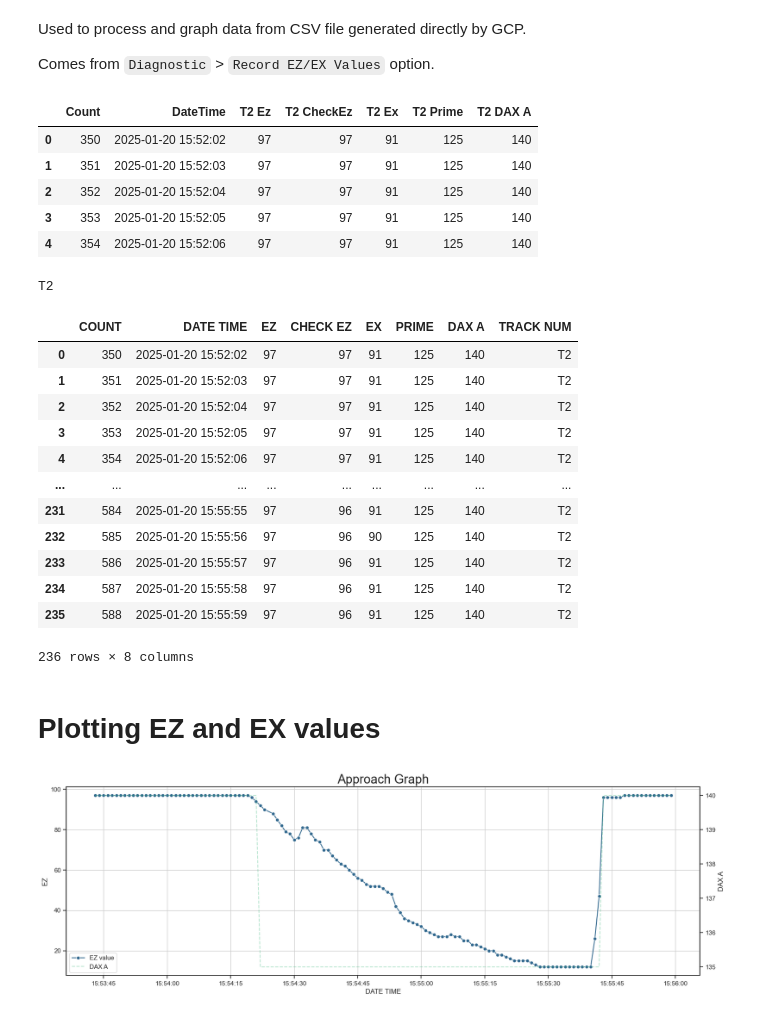
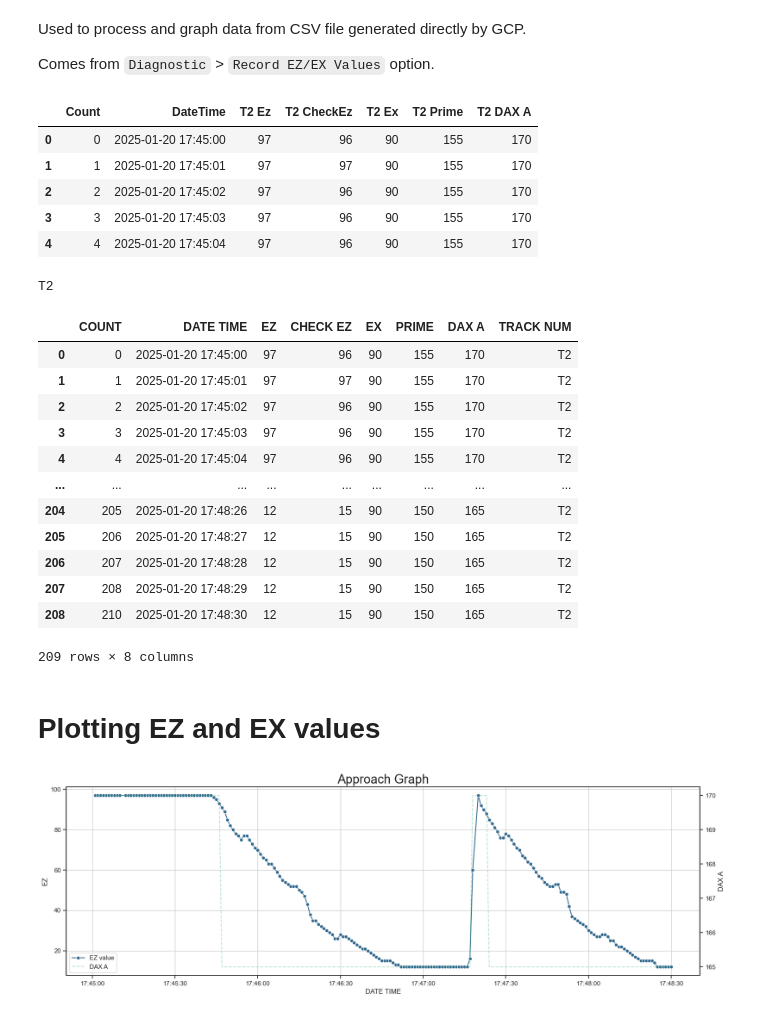
Before and after one commit to David-L-Roberts/GCP_Log_Parser, a Jupyter notebook: test_003.ipynb, the cells around one changed output. Cells and saved outputs as stored; diff of their text form; code cells hidden in the pictures.

```diff
--- a/test_003.ipynb
+++ b/test_003.ipynb
@@ -10,18 +10,18 @@ import pandas as pd
 import matplotlib.pyplot as plt
 import seaborn as sns
 # %%
-file_path_read = r'Output\EZEX-047244A-2025JAN20-15-45.CSV'
+file_path_read = r'Output\EZEX-047244A-2025JAN20-17-44.CSV'
 
 df = pd.read_csv(filepath_or_buffer=file_path_read)
 df["DateTime"] = pd.to_datetime(df["DateTime"])
 df.head()
 # %% [output]
 |  | Count | DateTime | T2 Ez | T2 CheckEz | T2 Ex | T2 Prime | T2 DAX A |
-| 0 | 350 | 2025-01-20 15:52:02 | 97 | 97 | 91 | 125 | 140 |
-| 1 | 351 | 2025-01-20 15:52:03 | 97 | 97 | 91 | 125 | 140 |
-| 2 | 352 | 2025-01-20 15:52:04 | 97 | 97 | 91 | 125 | 140 |
-| 3 | 353 | 2025-01-20 15:52:05 | 97 | 97 | 91 | 125 | 140 |
-| 4 | 354 | 2025-01-20 15:52:06 | 97 | 97 | 91 | 125 | 140 |
+| 0 | 0 | 2025-01-20 17:45:00 | 97 | 96 | 90 | 155 | 170 |
+| 1 | 1 | 2025-01-20 17:45:01 | 97 | 97 | 90 | 155 | 170 |
+| 2 | 2 | 2025-01-20 17:45:02 | 97 | 96 | 90 | 155 | 170 |
+| 3 | 3 | 2025-01-20 17:45:03 | 97 | 96 | 90 | 155 | 170 |
+| 4 | 4 | 2025-01-20 17:45:04 | 97 | 96 | 90 | 155 | 170 |
 # %%
 df_data = df.copy()
 trackNum = df_data.columns[2].split(" ")[0]
@@ -43,18 +43,18 @@ df_data
 # %% [output]
 T2
 |  | COUNT | DATE TIME | EZ | CHECK EZ | EX | PRIME | DAX A | TRACK NUM |
-| 0 | 350 | 2025-01-20 15:52:02 | 97 | 97 | 91 | 125 | 140 | T2 |
-| 1 | 351 | 2025-01-20 15:52:03 | 97 | 97 | 91 | 125 | 140 | T2 |
-| 2 | 352 | 2025-01-20 15:52:04 | 97 | 97 | 91 | 125 | 140 | T2 |
-| 3 | 353 | 2025-01-20 15:52:05 | 97 | 97 | 91 | 125 | 140 | T2 |
-| 4 | 354 | 2025-01-20 15:52:06 | 97 | 97 | 91 | 125 | 140 | T2 |
+| 0 | 0 | 2025-01-20 17:45:00 | 97 | 96 | 90 | 155 | 170 | T2 |
+| 1 | 1 | 2025-01-20 17:45:01 | 97 | 97 | 90 | 155 | 170 | T2 |
+| 2 | 2 | 2025-01-20 17:45:02 | 97 | 96 | 90 | 155 | 170 | T2 |
+| 3 | 3 | 2025-01-20 17:45:03 | 97 | 96 | 90 | 155 | 170 | T2 |
+| 4 | 4 | 2025-01-20 17:45:04 | 97 | 96 | 90 | 155 | 170 | T2 |
 | ... | ... | ... | ... | ... | ... | ... | ... | ... |
-| 231 | 584 | 2025-01-20 15:55:55 | 97 | 96 | 91 | 125 | 140 | T2 |
-| 232 | 585 | 2025-01-20 15:55:56 | 97 | 96 | 90 | 125 | 140 | T2 |
-| 233 | 586 | 2025-01-20 15:55:57 | 97 | 96 | 91 | 125 | 140 | T2 |
-| 234 | 587 | 2025-01-20 15:55:58 | 97 | 96 | 91 | 125 | 140 | T2 |
-| 235 | 588 | 2025-01-20 15:55:59 | 97 | 96 | 91 | 125 | 140 | T2 |
+| 204 | 205 | 2025-01-20 17:48:26 | 12 | 15 | 90 | 150 | 165 | T2 |
+| 205 | 206 | 2025-01-20 17:48:27 | 12 | 15 | 90 | 150 | 165 | T2 |
+| 206 | 207 | 2025-01-20 17:48:28 | 12 | 15 | 90 | 150 | 165 | T2 |
+| 207 | 208 | 2025-01-20 17:48:29 | 12 | 15 | 90 | 150 | 165 | T2 |
+| 208 | 210 | 2025-01-20 17:48:30 | 12 | 15 | 90 | 150 | 165 | T2 |
-236 rows × 8 columns
+209 rows × 8 columns
 # %% [markdown]
 # Plotting EZ and EX values
 # %%
@@ -116,10 +116,10 @@ def plotApproachGraph(df_plot: pd.DataFrame, exclude_Speed: bool=False):
 # %%
 df_plot = df_data
 # df_plot = df_plot[df_plot['TRACK NUM'] == "Track 1"]
 # df_plot = df_plot[df_plot['DATE TIME'] < pd.Timestamp("2024-04-16 17:45:0")]
 # df_plot = df_plot[df_plot['DATE TIME'] > pd.Timestamp("2024-04-16 17:25:0")]
-df_plot = df_plot[df_plot['COUNT'] > 450]
+df_plot = df_plot[df_plot['COUNT'] > 0]
 
 plotApproachGraph(df_plot)
 # %% [output]
-[figure, old version]
+[figure, new version]
```
Also changed, not shown: 1 other file.
